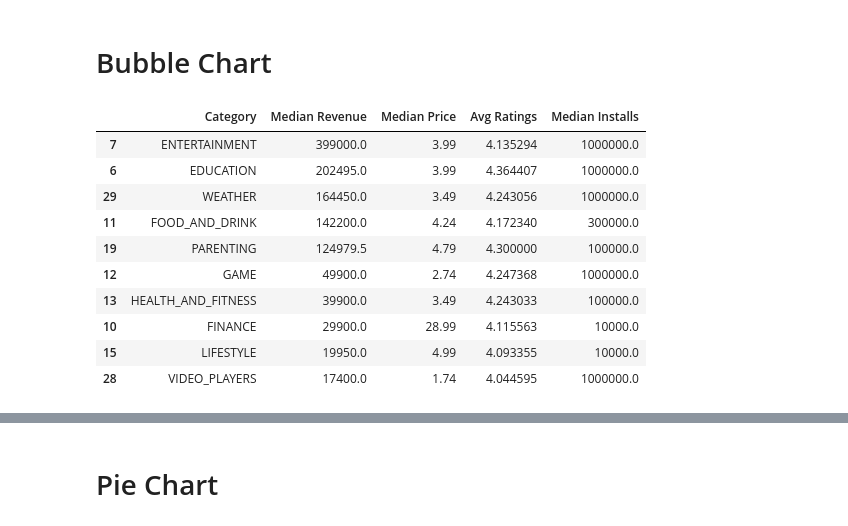
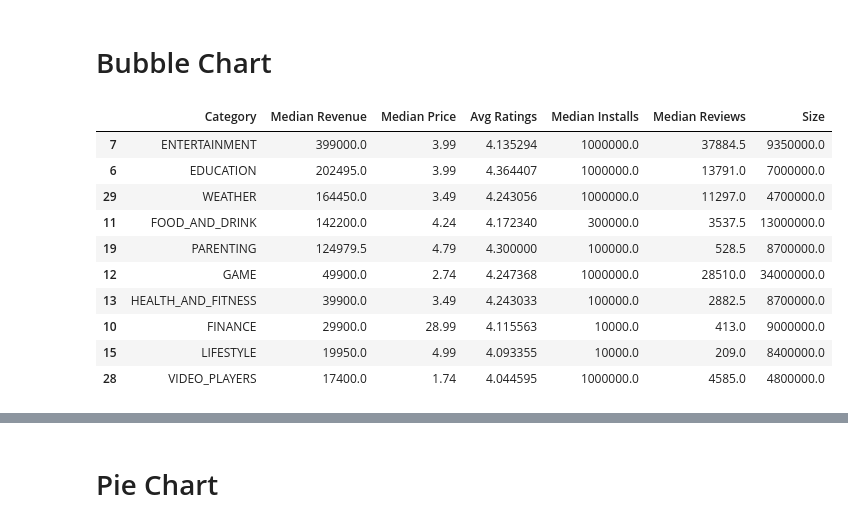
Before and after one commit to emmargl/Data_Vizualization_Project, a Jupyter notebook: altair_graph.ipynb, the cells around one changed output, grey strips where cells are left out. Drawn from its saved outputs; the diff is of its cells as text; code cells hidden in the pictures.

```diff
--- a/altair_graph.ipynb
+++ b/altair_graph.ipynb
@@ -91,7 +91,7 @@ print(df.shape)
 df['Installs'] = df['Installs'].apply(lambda row: row.replace('+', '') if '+' in str(row) else row) #removing the '+'
 df['Installs'] = df['Installs'].apply(lambda row: row.replace(',', '') if ',' in str(row) else row) #removing the ','
 df['Installs'] = df['Installs'].apply(lambda row: int(row)) #changing the type to int
-df['Price'] = df['Price'].apply(lambda x: str(x).replace('$', '') if '$' in str(x) else str(x))
-df['Price'] = df['Price'].apply(lambda x: float(x))
-df.dtypes
+df['Price'] = df['Price'].apply(lambda row: str(row).replace('$', '') if '$' in str(row) else str(row))
+df['Price'] = df['Price'].apply(lambda row: float(row))
+df
 # %% [output]
@@ -111,0 +111,8 @@ dtype: object
+# %%
+#cleaning the column size
+df['Size'] = df['Size'].apply(lambda row: row.replace('M', '000000' if '.' not in row else '00000'))
+df['Size'] = df['Size'].apply(lambda row: row.replace('k', '000' if '.' not in row else '00'))
+df['Size'] = df['Size'].apply(lambda row: row.replace('Varies with device','0'))
+df['Size'] = df['Size'].apply(lambda row: row.replace('.',''))
+df['Size'] = df['Size'].apply(lambda row: float(row))
+df.dtypes
@@ -209,3 +207,8 @@ df_installs.head(5)
 | 2 | BEAUTY | 50000.0 |
 | 3 | BOOKS_AND_REFERENCE | 10000.0 |
 | 4 | BUSINESS | 1000.0 |
+# %%
+#keeping reviews
+df_reviews = df.groupby(by="Category", as_index = False)["Reviews"].median()
+df_reviews.rename(columns = {'Reviews':'Median Reviews'}, inplace = True)
+df_reviews.head(5)
@@ -211,0 +222,7 @@ df_installs.head(5)
+# %%
+#keeping average size
+df_size = df[['Category','Size']]
+df_size = df_size[df.Size.notnull()]
+df_size = df_size.groupby(by="Category", as_index = False)["Size"].median()
+df_size.rename(columns = {'Size':'Size'}, inplace = True)
+df_size.head(5)
@@ -214,24 +238,24 @@ df_installs.head(5)
 # %%
 #creating a dataset for bubble chart
 
 import functools as ft
 
-dfs = [df_revenue, df_price,df_ratings,df_installs ]
-df_bubble_chart = ft.reduce(lambda left, right: pd.merge(left, right, on='Category'), dfs)
-df_bubble_chart = df_bubble_chart.sort_values('Median Revenue',ascending = False).head(10)
-df_bubble_chart
+dfs = [df_revenue, df_price,df_ratings,df_installs, df_reviews,df_size ]
+df_final = ft.reduce(lambda left, right: pd.merge(left, right, on='Category'), dfs)
+df_final = df_final.sort_values('Median Revenue',ascending = False).head(10)
+df_final
 # %% [output]
-|  | Category | Median Revenue | Median Price | Avg Ratings | Median Installs |
-| 7 | ENTERTAINMENT | 399000.0 | 3.99 | 4.135294 | 1000000.0 |
-| 6 | EDUCATION | 202495.0 | 3.99 | 4.364407 | 1000000.0 |
-| 29 | WEATHER | 164450.0 | 3.49 | 4.243056 | 1000000.0 |
-| 11 | FOOD_AND_DRINK | 142200.0 | 4.24 | 4.172340 | 300000.0 |
-| 19 | PARENTING | 124979.5 | 4.79 | 4.300000 | 100000.0 |
-| 12 | GAME | 49900.0 | 2.74 | 4.247368 | 1000000.0 |
-| 13 | HEALTH_AND_FITNESS | 39900.0 | 3.49 | 4.243033 | 100000.0 |
-| 10 | FINANCE | 29900.0 | 28.99 | 4.115563 | 10000.0 |
-| 15 | LIFESTYLE | 19950.0 | 4.99 | 4.093355 | 10000.0 |
-| 28 | VIDEO_PLAYERS | 17400.0 | 1.74 | 4.044595 | 1000000.0 |
+|  | Category | Median Revenue | Median Price | Avg Ratings | Median Installs | Median Reviews | Size |
+| 7 | ENTERTAINMENT | 399000.0 | 3.99 | 4.135294 | 1000000.0 | 37884.5 | 9350000.0 |
+| 6 | EDUCATION | 202495.0 | 3.99 | 4.364407 | 1000000.0 | 13791.0 | 7000000.0 |
+| 29 | WEATHER | 164450.0 | 3.49 | 4.243056 | 1000000.0 | 11297.0 | 4700000.0 |
+| 11 | FOOD_AND_DRINK | 142200.0 | 4.24 | 4.172340 | 300000.0 | 3537.5 | 13000000.0 |
+| 19 | PARENTING | 124979.5 | 4.79 | 4.300000 | 100000.0 | 528.5 | 8700000.0 |
+| 12 | GAME | 49900.0 | 2.74 | 4.247368 | 1000000.0 | 28510.0 | 34000000.0 |
+| 13 | HEALTH_AND_FITNESS | 39900.0 | 3.49 | 4.243033 | 100000.0 | 2882.5 | 8700000.0 |
+| 10 | FINANCE | 29900.0 | 28.99 | 4.115563 | 10000.0 | 413.0 | 9000000.0 |
+| 15 | LIFESTYLE | 19950.0 | 4.99 | 4.093355 | 10000.0 | 209.0 | 8400000.0 |
+| 28 | VIDEO_PLAYERS | 17400.0 | 1.74 | 4.044595 | 1000000.0 | 4585.0 | 4800000.0 |
 # %%
 # Define the color scale
 scale = alt.Scale(domain=['ENTERTAINMENT', 'EDUCATION', 'WEATHER', 'FOOD_AND_DRINK', 'PARENTING','GAME', 'HEALTH_AND_FITNESS', 'FINANCE', 'LIFESTYLE', 'VIDEO_PLAYERS',],
```
Also changed, not shown: parts of 17 cells of this notebook.
